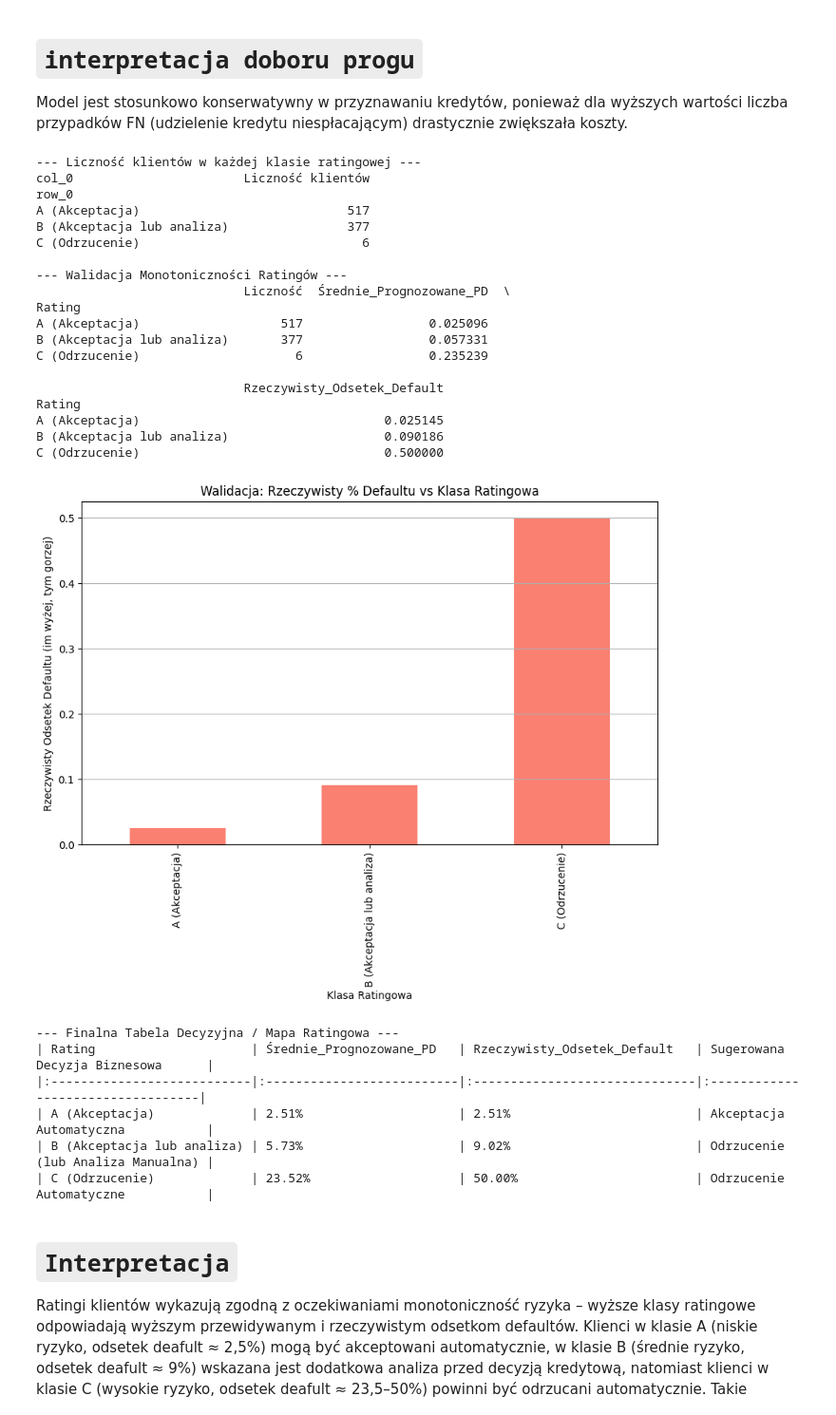
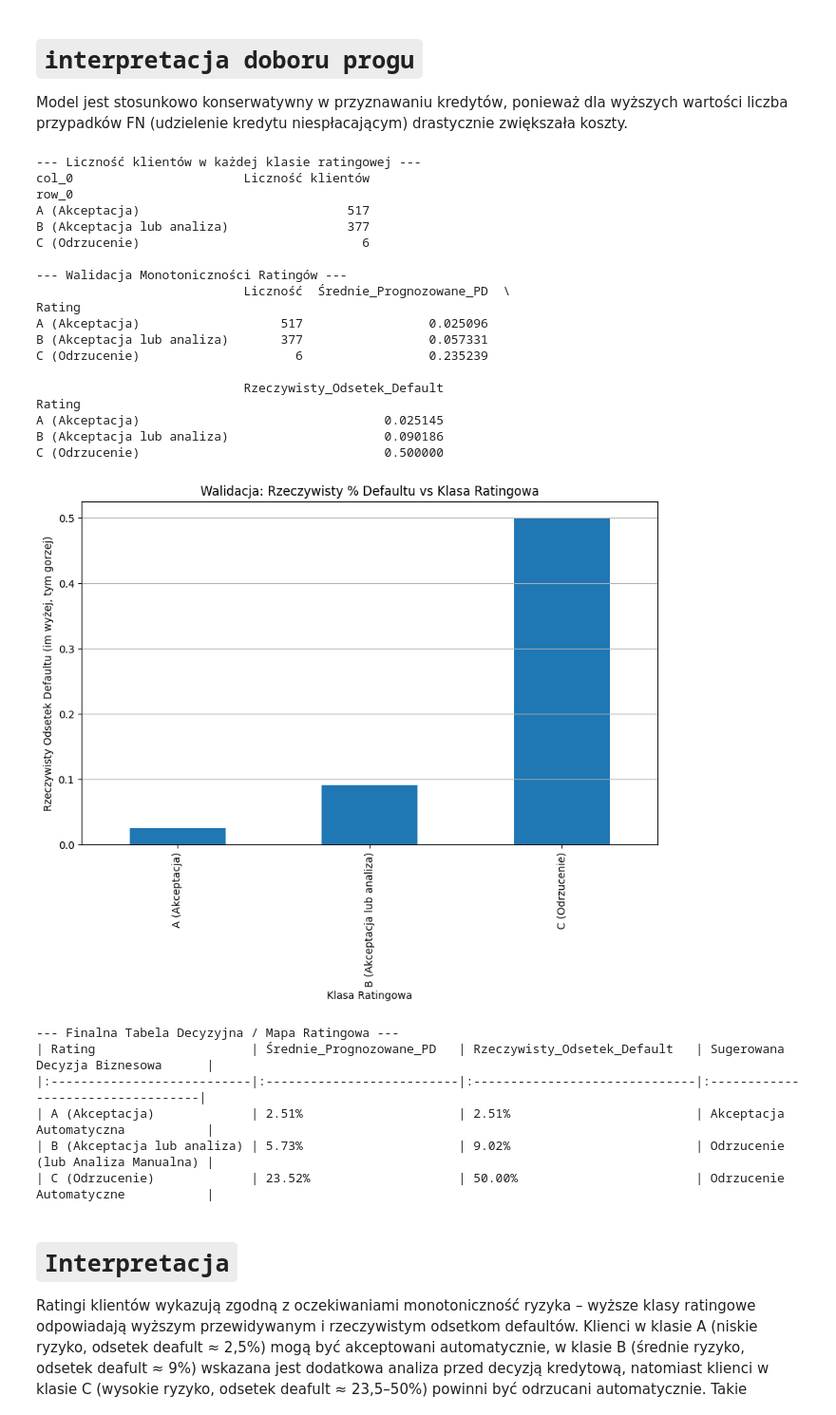
Before and after one commit to mila2023/Model_interpretowalny, a Jupyter notebook: analiza_regresji.ipynb, the cells around one changed output. Shown at 95% size. Saved outputs shown, nothing was run; the diff lists cells and outputs as text; code cells hidden in the pictures.

```diff
--- a/analiza_regresji.ipynb
+++ b/analiza_regresji.ipynb
@@ -1256,7 +1255,7 @@ print("\n--- Walidacja Monotoniczności Ratingów ---")
 print(rating_summary)
 
 plt.figure(figsize=(10, 6))
-rating_summary['Rzeczywisty_Odsetek_Default'].plot(kind='bar', color='salmon')
+rating_summary['Rzeczywisty_Odsetek_Default'].plot(kind='bar')
 plt.title("Walidacja: Rzeczywisty % Defaultu vs Klasa Ratingowa")
 plt.xlabel("Klasa Ratingowa")
 plt.ylabel("Rzeczywisty Odsetek Defaultu (im wyżej, tym gorzej)")
@@ -1270,34 +1269,34 @@ decision_table['Sugerowana Decyzja Biznesowa'] = [
     "Odrzucenie (lub Analiza Manualna)",
     "Odrzucenie Automatyczne"
 ]
 
 print("\n--- Finalna Tabela Decyzyjna / Mapa Ratingowa ---")
 
 decision_table['Średnie_Prognozowane_PD'] = decision_table['Średnie_Prognozowane_PD'].map('{:.2%}'.format)
 decision_table['Rzeczywisty_Odsetek_Default'] = decision_table['Rzeczywisty_Odsetek_Default'].map('{:.2%}'.format)
 
 print(decision_table.to_markdown(numalign="left", stralign="left"))
 # %% [output]
 --- Liczność klientów w każdej klasie ratingowej ---
 col_0                       Liczność klientów
 row_0
 A (Akceptacja)                            517
 B (Akceptacja lub analiza)                377
 C (Odrzucenie)                              6
 
 --- Walidacja Monotoniczności Ratingów ---
                             Liczność  Średnie_Prognozowane_PD  \
 Rating
 A (Akceptacja)                   517                 0.025096
 B (Akceptacja lub analiza)       377                 0.057331
 C (Odrzucenie)                     6                 0.235239
 
                             Rzeczywisty_Odsetek_Default
 Rating
 A (Akceptacja)                                 0.025145
 B (Akceptacja lub analiza)                     0.090186
 C (Odrzucenie)                                 0.500000
-[figure, old version]
+[figure, new version]
 --- Finalna Tabela Decyzyjna / Mapa Ratingowa ---
 | Rating                     | Średnie_Prognozowane_PD   | Rzeczywisty_Odsetek_Default   | Sugerowana Decyzja Biznesowa      |
 |:---------------------------|:--------------------------|:------------------------------|:----------------------------------|
```
Also changed, not shown: parts of 3 cells of this notebook.
